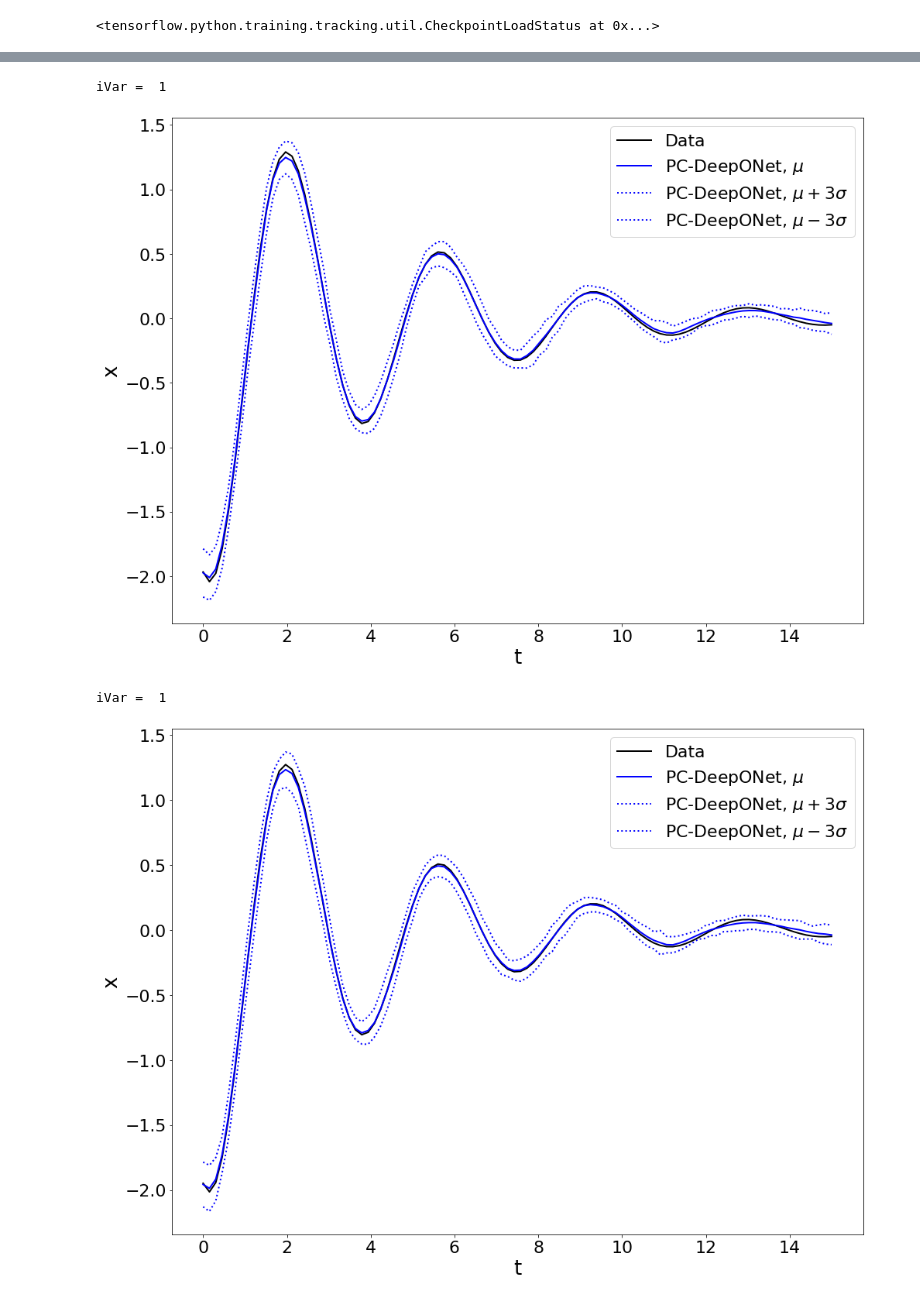
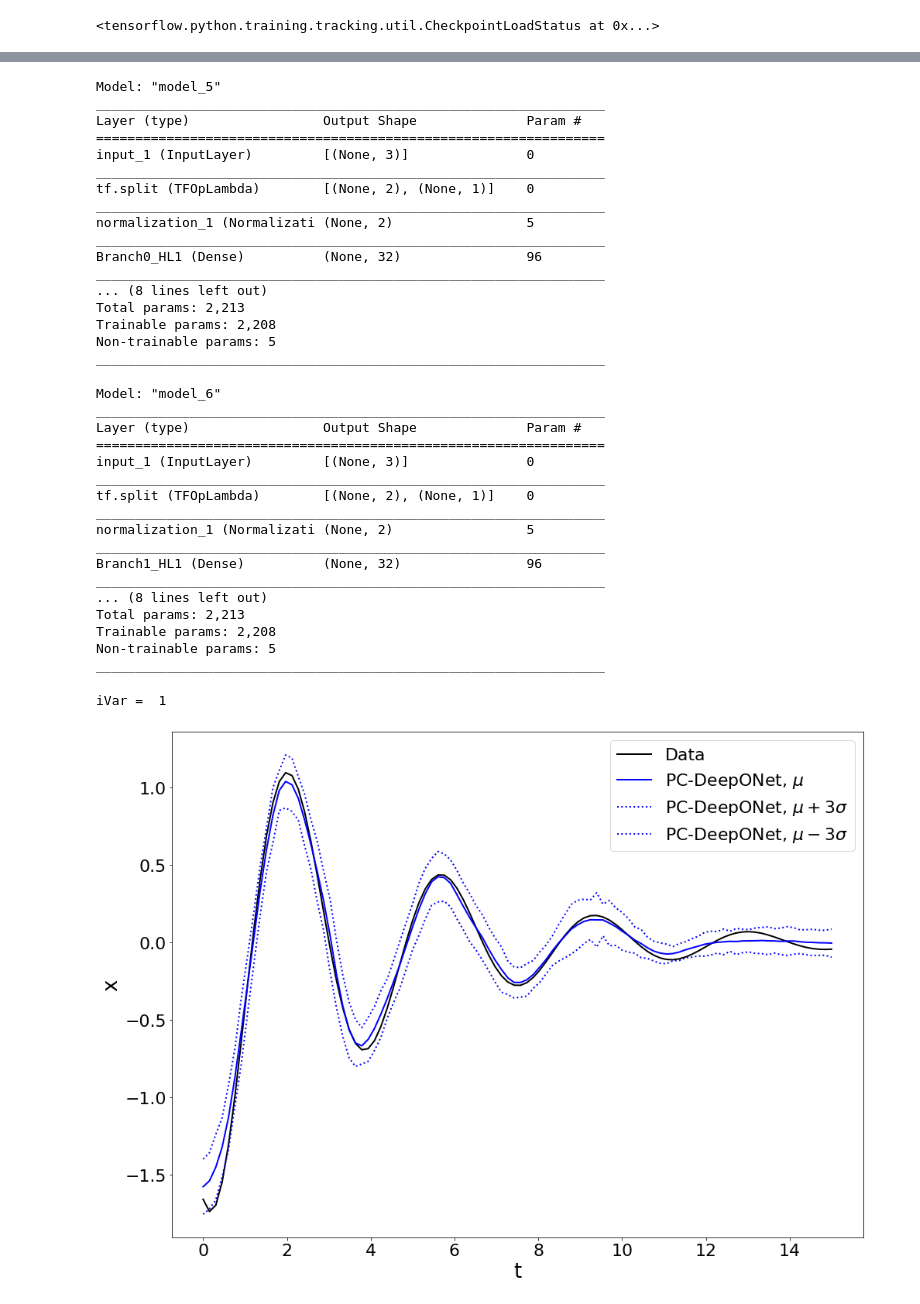
Before and after one commit to simoneventuri/ROMNet_, a Jupyter notebook: extra/postprocessing/SMD/Predict_DeepONet.ipynb, the cells around one changed output, grey strips where cells are left out. Saved outputs shown, nothing was run; the diff lists cells and outputs as text; code cells hidden in the pictures.

```diff
--- a/extra/postprocessing/SMD/Predict_DeepONet.ipynb
+++ b/extra/postprocessing/SMD/Predict_DeepONet.ipynb
@@ -27,13 +27,13 @@ from sklearn.model_selection              import train_test_split
 # %%
 ### Input Data
 
-PathToRunFld    = WORKSPACE_PATH + '/ROMNet/SMD_100_Works/'
+PathToRunFld    = WORKSPACE_PATH + '/ROMNet/SMD_Test4/'
 PathToParamsFld = PathToRunFld   + '/Params/'
 
-OutputDir = WORKSPACE_PATH+'/ROMNet/Data_100SMD_Clean/'
-TestDir   = WORKSPACE_PATH+'/ROMNet/Data_100SMD_Clean_Test/'
+OutputDir = WORKSPACE_PATH+'/ROMNet/Data_10SMD_Clean/'
+TestDir   = WORKSPACE_PATH+'/ROMNet/Data_10SMD_Clean_Test/'
 
-NTraining  = 3
+NTraining  = 10
 NTest      = 3
 NSamples   = 300
 Nt         = 100
@@ -69,3 +69,6 @@ Trainable params: 6,596
 Non-trainable params: 8
 __________________________________________________________________________________________________
 <tensorflow.python.training.tracking.util.CheckpointLoadStatus at 0x...>
+# %%
+Trunk = keras.Model(Model.inputs, Model.layers[-7].output)
+Trunk.summary()
@@ -72,3 +93,45 @@ ________________________________________________________________________________
+# %%
+Branch1 = keras.Model(Model.inputs, Model.layers[-8].output)
+Branch1.summary()
+# %% [output]
+Model: "model_5"
+_________________________________________________________________
+Layer (type)                 Output Shape              Param #
+=================================================================
+input_1 (InputLayer)         [(None, 3)]               0
+_________________________________________________________________
+tf.split (TFOpLambda)        [(None, 2), (None, 1)]    0
+_________________________________________________________________
+normalization_1 (Normalizati (None, 2)                 5
+_________________________________________________________________
+Branch0_HL1 (Dense)          (None, 32)                96
+_________________________________________________________________
+... (8 lines left out)
+Total params: 2,213
+Trainable params: 2,208
+Non-trainable params: 5
+_________________________________________________________________
+# %%
+Branch2 = keras.Model(Model.inputs, Model.layers[-6].output)
+Branch2.summary()
+# %% [output]
+Model: "model_6"
+_________________________________________________________________
+Layer (type)                 Output Shape              Param #
+=================================================================
+input_1 (InputLayer)         [(None, 3)]               0
+_________________________________________________________________
+tf.split (TFOpLambda)        [(None, 2), (None, 1)]    0
+_________________________________________________________________
+normalization_1 (Normalizati (None, 2)                 5
+_________________________________________________________________
+Branch1_HL1 (Dense)          (None, 32)                96
+_________________________________________________________________
+... (8 lines left out)
+Total params: 2,213
+Trainable params: 2,208
+Non-trainable params: 5
+_________________________________________________________________
 # %%
 ### Defining ODE and its Parameters
 
@@ -91,7 +154,7 @@ VarNames  = list(Data.columns)
 u1        = np.unique(Input[:,1])
 u2        = np.unique(Input[:,2])
 
-for iTraining in range(NTraining):
+for iTraining in range(1):#NTraining):
 
     ### Generating Data
     output     = solve_ivp( fOrig, tout[[0,-1]], np.array([u1[iTraining], u2[iTraining]]), method=SOLVER, t_eval=tout, rtol=1.e-15, atol=1.e-10 )
@@ -105,42 +168,46 @@ for iTraining in range(NTraining):
     InputPred = np.concatenate((uPred,tPred), axis=1)
 
     ### Sampling NN
-    yMat_sum = np.zeros((yMatOrig.shape[0], yMatOrig.shape[1]))
-    yMat_sqr = np.zeros((yMatOrig.shape[0], yMatOrig.shape[1]))
+    yMat_sum   = np.zeros((yMatOrig.shape[0], yMatOrig.shape[1]))
+    yMat_sqr   = np.zeros((yMatOrig.shape[0], yMatOrig.shape[1]))
+    yTrunk_sum = np.zeros((yMatOrig.shape[0], 32))
+    yTrunk_sqr = np.zeros((yMatOrig.shape[0], 32))
 
     for iSample in range(NSamples):
-        yMat_ = Model.predict(InputPred)
+        yMat_     = Model.predict(InputPred)
         yMat_sum += yMat_
         yMat_sqr += yMat_**2
+
+        yTrunk      = Trunk.predict(InputPred)
+        yTrunk_sum += yTrunk
+        yTrunk_sqr += yTrunk**2
 
     yMat_mean = yMat_sum/NSamples
     yMat_std  = np.sqrt( yMat_sqr/NSamples - yMat_mean**2 )
     yMat_p1   = yMat_mean + 1.*yMat_std
     yMat_m1   = yMat_mean - 1.*yMat_std
     yMat_p2   = yMat_mean + 2.*yMat_std
     yMat_m2   = yMat_mean - 2.*yMat_std
     yMat_p3   = yMat_mean + 3.*yMat_std
     yMat_m3   = yMat_mean - 3.*yMat_std
 
 
     ## Plotting
     VarOI = 'x'
     for iVar in range(1,len(VarNames)):
         if (VarNames[iVar] == VarOI):
             print('iVar = ', iVar)
             break
 
     fig = plt.figure(figsize=(16, 12))
     plt.plot(tOrig, yMatOrig[:,iVar-1],  'k-', label='Data')
     plt.plot(tPred, yMat_mean[:,iVar-1], 'b-', label=r'PC-DeepONet, $\mu$')
     plt.plot(tPred, yMat_p3[:,iVar-1],   'b:', label=r'PC-DeepONet, $\mu+3\sigma$')
     plt.plot(tPred, yMat_m3[:,iVar-1],   'b:', label=r'PC-DeepONet, $\mu-3\sigma$')
     plt.xlabel('t')
     plt.ylabel(VarOI)
     plt.legend()
     plt.show()
 # %% [output]
 iVar =  1
-[figure, old version]
+[figure, new version]
-iVar =  1
-[figure, removed]
```
Also changed, not shown: parts of 4 cells of this notebook, 25 other files.
